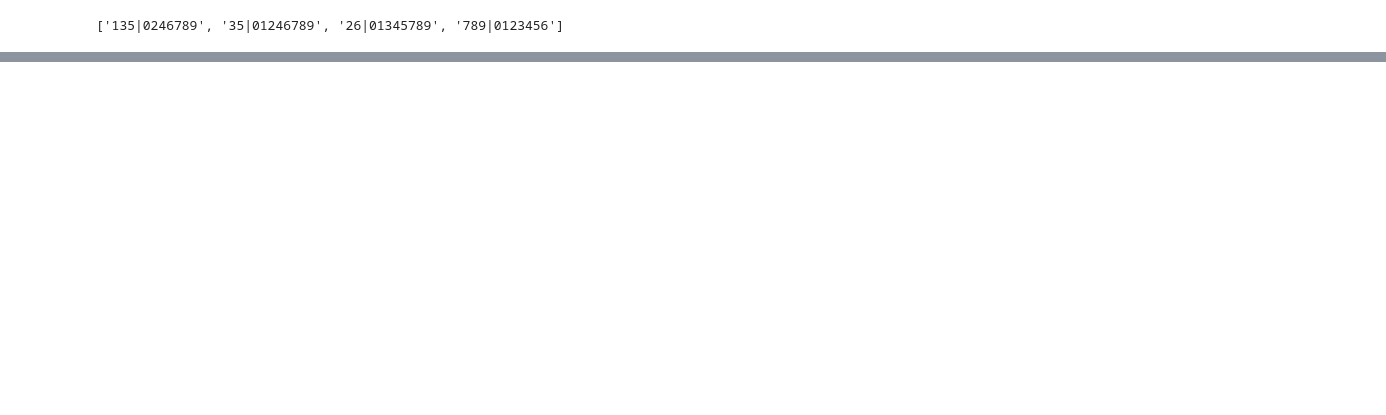
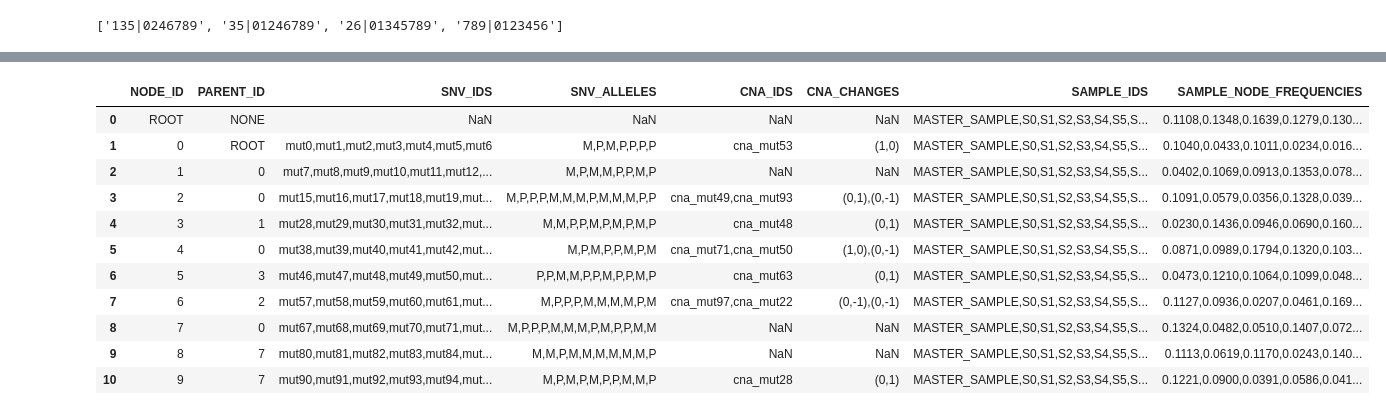
Before and after one commit to Chih-Hao-Wu/DETOPT-P, a Jupyter notebook: notebooks/Bipartitions_RFdist.ipynb, the cells around one changed output, grey strips where cells are left out. Saved outputs shown, nothing was run; the diff lists cells and outputs as text; code cells hidden in the pictures; blank space fills up the shorter version.

```diff
--- a/notebooks/Bipartitions_RFdist.ipynb
+++ b/notebooks/Bipartitions_RFdist.ipynb
@@ -231,0 +249,15 @@ def robinson_foulds_distance(bip1, bip2):
+# %%
+tree
+# %% [output]
+|  | NODE_ID | PARENT_ID | SNV_IDS | SNV_ALLELES | CNA_IDS | CNA_CHANGES | SAMPLE_IDS | SAMPLE_NODE_FREQUENCIES |
+| 0 | ROOT | NONE | NaN | NaN | NaN | NaN | MASTER_SAMPLE,S0,S1,S2,S3,S4,S5,S... | 0.1108,0.1348,0.1639,0.1279,0.130... |
+| 1 | 0 | ROOT | mut0,mut1,mut2,mut3,mut4,mut5,mut6 | M,P,M,P,P,P,P | cna_mut53 | (1,0) | MASTER_SAMPLE,S0,S1,S2,S3,S4,S5,S... | 0.1040,0.0433,0.1011,0.0234,0.016... |
+| 2 | 1 | 0 | mut7,mut8,mut9,mut10,mut11,mut12,... | M,P,M,M,P,P,M,P | NaN | NaN | MASTER_SAMPLE,S0,S1,S2,S3,S4,S5,S... | 0.0402,0.1069,0.0913,0.1353,0.078... |
+| 3 | 2 | 0 | mut15,mut16,mut17,mut18,mut19,mut... | M,P,P,P,M,M,M,P,M,M,M,P,P | cna_mut49,cna_mut93 | (0,1),(0,-1) | MASTER_SAMPLE,S0,S1,S2,S3,S4,S5,S... | 0.1091,0.0579,0.0356,0.1328,0.039... |
+| 4 | 3 | 1 | mut28,mut29,mut30,mut31,mut32,mut... | M,M,P,P,M,P,M,P,M,P | cna_mut48 | (0,1) | MASTER_SAMPLE,S0,S1,S2,S3,S4,S5,S... | 0.0230,0.1436,0.0946,0.0690,0.160... |
+| 5 | 4 | 0 | mut38,mut39,mut40,mut41,mut42,mut... | M,P,M,P,P,M,P,M | cna_mut71,cna_mut50 | (1,0),(0,-1) | MASTER_SAMPLE,S0,S1,S2,S3,S4,S5,S... | 0.0871,0.0989,0.1794,0.1320,0.103... |
+| 6 | 5 | 3 | mut46,mut47,mut48,mut49,mut50,mut... | P,P,M,M,P,P,M,P,P,M,P | cna_mut63 | (0,1) | MASTER_SAMPLE,S0,S1,S2,S3,S4,S5,S... | 0.0473,0.1210,0.1064,0.1099,0.048... |
+| 7 | 6 | 2 | mut57,mut58,mut59,mut60,mut61,mut... | M,P,P,P,M,M,M,M,P,M | cna_mut97,cna_mut22 | (0,-1),(0,-1) | MASTER_SAMPLE,S0,S1,S2,S3,S4,S5,S... | 0.1127,0.0936,0.0207,0.0461,0.169... |
+| 8 | 7 | 0 | mut67,mut68,mut69,mut70,mut71,mut... | M,P,P,P,M,M,M,P,M,P,P,M,M | NaN | NaN | MASTER_SAMPLE,S0,S1,S2,S3,S4,S5,S... | 0.1324,0.0482,0.0510,0.1407,0.072... |
+| 9 | 8 | 7 | mut80,mut81,mut82,mut83,mut84,mut... | M,M,P,M,M,M,M,M,M,P | NaN | NaN | MASTER_SAMPLE,S0,S1,S2,S3,S4,S5,S... | 0.1113,0.0619,0.1170,0.0243,0.140... |
+| 10 | 9 | 7 | mut90,mut91,mut92,mut93,mut94,mut... | M,P,M,P,M,P,P,M,M,P | cna_mut28 | (0,1) | MASTER_SAMPLE,S0,S1,S2,S3,S4,S5,S... | 0.1221,0.0900,0.0391,0.0586,0.041... |
```
Also changed, not shown: parts of 25 cells of this notebook.
